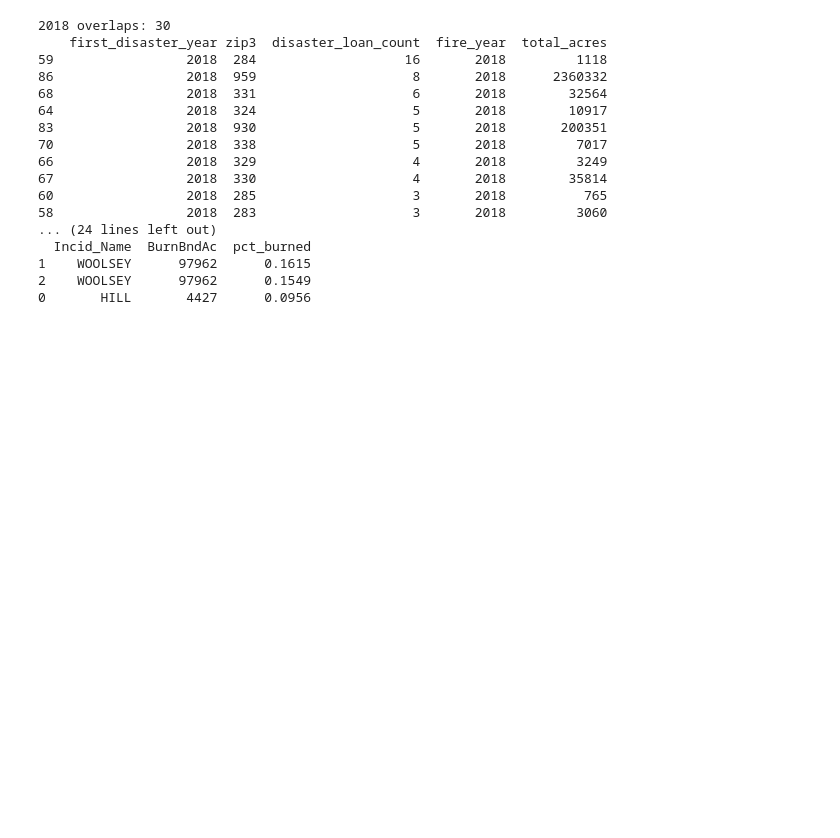
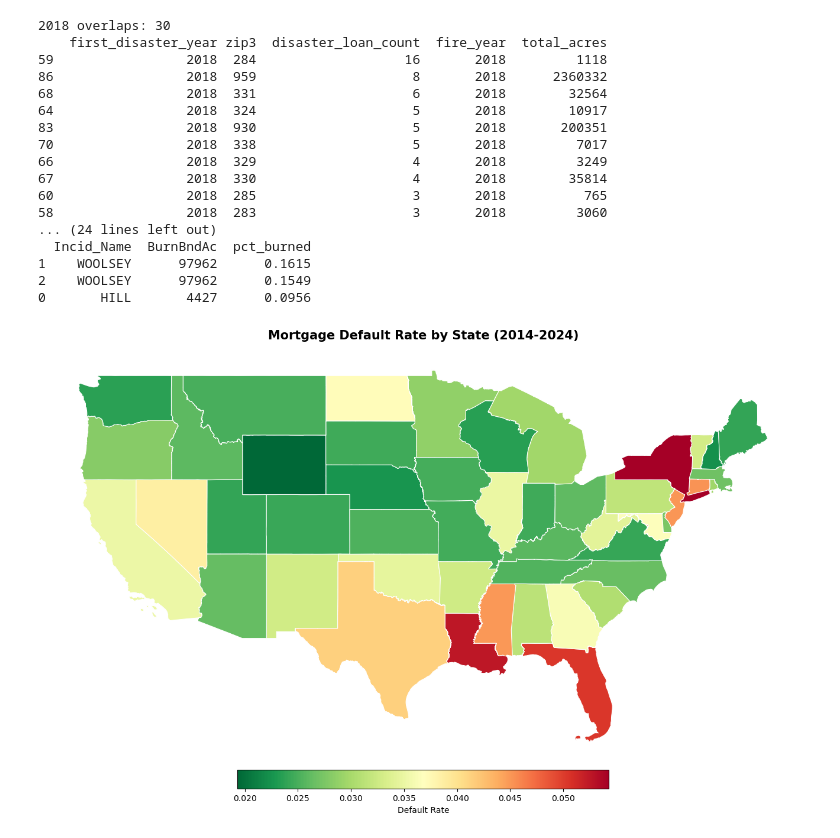
Before and after one commit to suryasridhar/quantifying-climate-risk-mortgages, a Jupyter notebook: climate_mortgage_risk.ipynb, the cells around one changed output. Drawn from its saved outputs; the diff is of its cells as text; code cells hidden in the pictures; blank space fills up the shorter version.

```diff
--- a/climate_mortgage_risk.ipynb
+++ b/climate_mortgage_risk.ipynb
@@ -1675,3 +1675,56 @@ for _, row in overlap_2018.head(5).iterrows():
 1    WOOLSEY      97962      0.1615
 2    WOOLSEY      97962      0.1549
 0       HILL       4427      0.0956
+# %%
+import geopandas as gpd
+import matplotlib.pyplot as plt
+import numpy as np
+
+# Get default rate by state
+state_default = (
+    loan_level.groupby('state_orig')['Default']
+    .mean()
+    .reset_index()
+    .rename(columns={'state_orig': 'state', 'Default': 'default_rate'})
+)
+
+# Load US states
+states_gdf = gpd.read_file(
+    'https://www2.census.gov/geo/tiger/TIGER2023/STATE/tl_2023_us_state.zip'
+)
+
+# Merge
+states_gdf = states_gdf.merge(
+    state_default, left_on='STUSPS', right_on='state', how='left'
+)
+
+# CONUS only
+conus = states_gdf[~states_gdf['STUSPS'].isin([
+    'AK', 'HI', 'PR', 'VI', 'GU', 'MP', 'AS'
+])]
+
+fig, ax = plt.subplots(figsize=(16, 9))
+
+conus.plot(
+    column='default_rate',
+    ax=ax,
+    legend=True,
+    cmap='RdYlGn_r',
+    missing_kwds={'color': 'lightgrey'},
+    legend_kwds={
+        'label': 'Default Rate',
+        'orientation': 'horizontal',
+        'shrink': 0.4,
+        'pad': 0.02
+    },
+    edgecolor='white',
+    linewidth=0.8
+)
+
+ax.set_title('Mortgage Default Rate by State (2014-2024)',
+             fontsize=15, fontweight='bold', pad=15)
+ax.axis('off')
+plt.tight_layout()
+plt.show()
+# %% [output]
+[figure, added]
```
Also changed, not shown: parts of 3 cells of this notebook.
